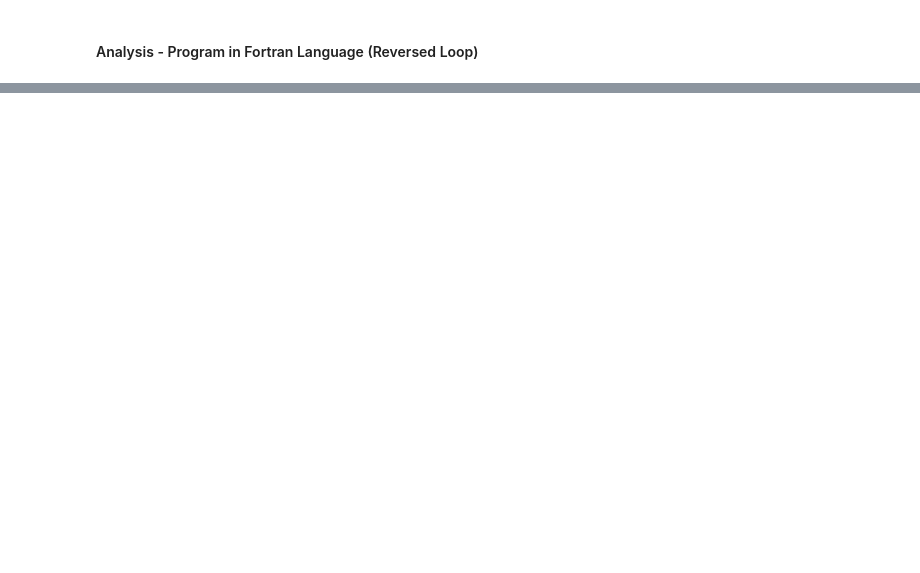
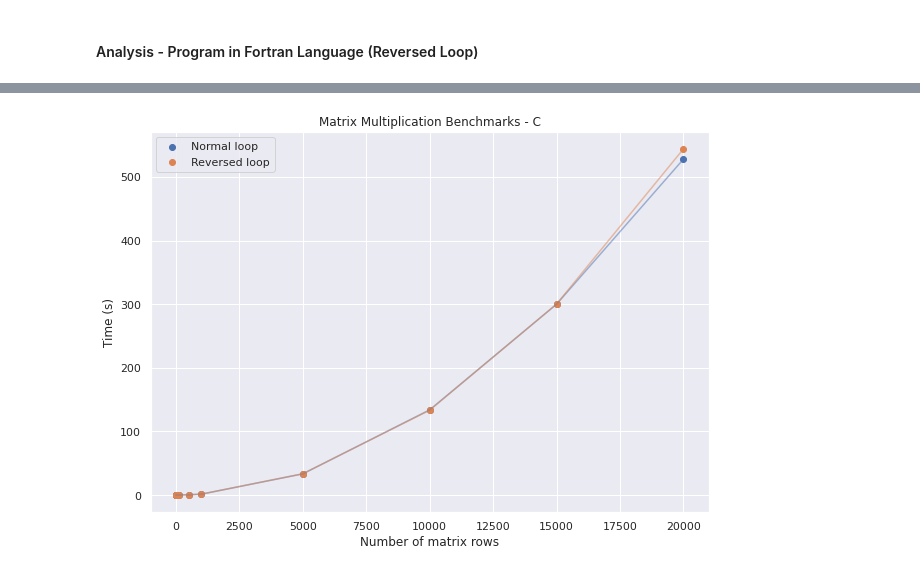
Before and after one commit to henchaves/coc472-cad, a Jupyter notebook: task_01/analysis.ipynb, the cells around one changed output, grey strips where cells are left out. Cells and saved outputs as stored; diff of their text form; code cells hidden in the pictures; blank space fills up the shorter version.

```diff
--- a/task_01/analysis.ipynb
+++ b/task_01/analysis.ipynb
@@ -157,0 +165,16 @@ plt.show()
+# %%
+fig, ax = plt.subplots(figsize=(10, 7))
+
+ax.scatter(results["n_rows"], results["time_c_normal"],  label="Normal loop")
+ax.plot(results["n_rows"], results["time_c_normal"], alpha=0.5)
+ax.scatter(results["n_rows"], results["time_c_reversed"], label="Reversed loop")
+ax.plot(results["n_rows"], results["time_c_reversed"], alpha=0.5)
+
+ax.set_title("Matrix Multiplication Benchmarks - C")
+ax.set_ylabel("Time (s)")
+ax.set_xlabel("Number of matrix rows")
+
+plt.legend()
+plt.show()
+# %% [output]
+[figure, added]
```
Also changed, not shown: parts of 8 cells of this notebook.
